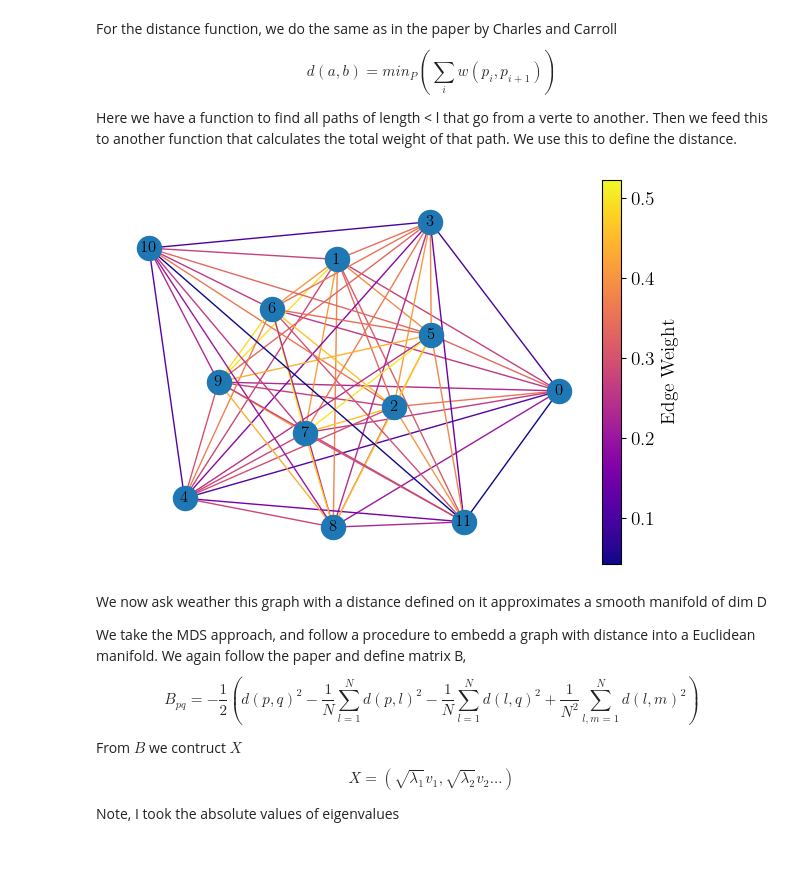
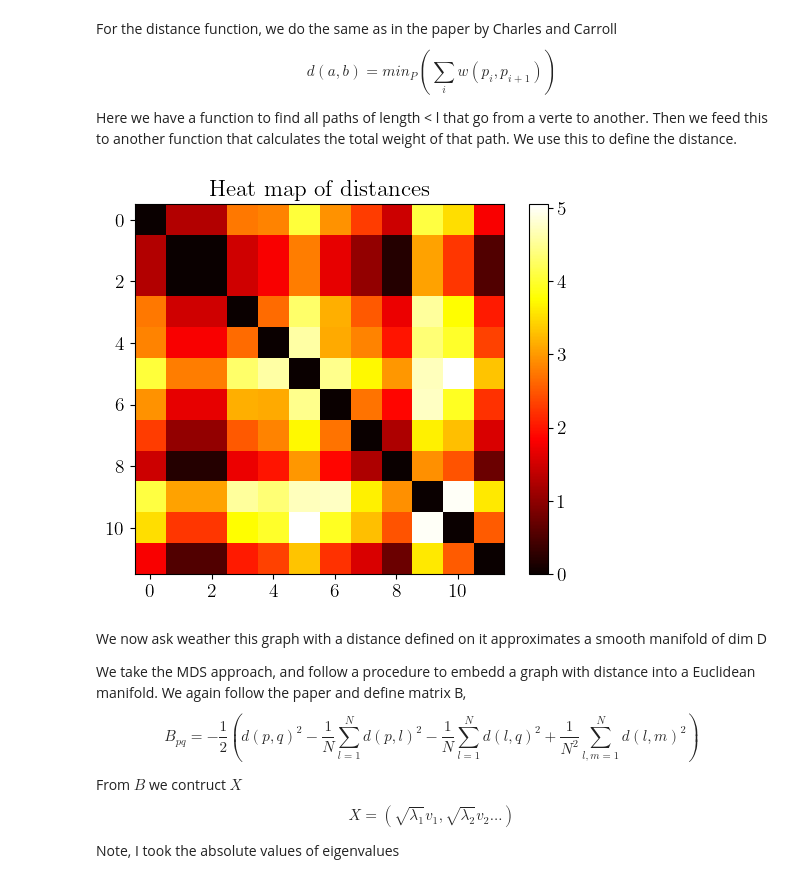
Before and after one commit to MarinAndreGirard/Quantum_emergent_dimension, a Jupyter notebook: MDS_J.ipynb, the cells around one changed output. Saved outputs shown, nothing was run; the diff lists cells and outputs as text; code cells hidden in the pictures; blank space fills up the shorter version.

```diff
--- a/MDS_J.ipynb
+++ b/MDS_J.ipynb
@@ -162,11 +200,17 @@ def distance(w):
 #all_paths = find_all_paths(Jab, start_vertex, end_vertex,3)
 #for path in all_paths:
 #    print(f"Path: {path}")
-# %%
-dab=distance(w)
-define_graph(dab)
-# %% [output]
-[figure, removed]
+# %%
+dab=distance(w)
+plt.imshow(dab, cmap='hot', interpolation='nearest')
+plt.colorbar()
+plt.title(f"Heat map of distances")
+output_dir = 'plots'
+os.makedirs(output_dir, exist_ok=True)  # Create the directory if it does not exist
+plt.savefig(os.path.join(output_dir, f'heatmap_distance_{k}.png'))
+plt.show()
+# %% [output]
+[figure, added]
 # %% [markdown]
 We now ask weather this graph with a distance defined on it approximates a smooth manifold of dim D
 
```
Also changed, not shown: parts of 8 cells of this notebook, 11 other files.
